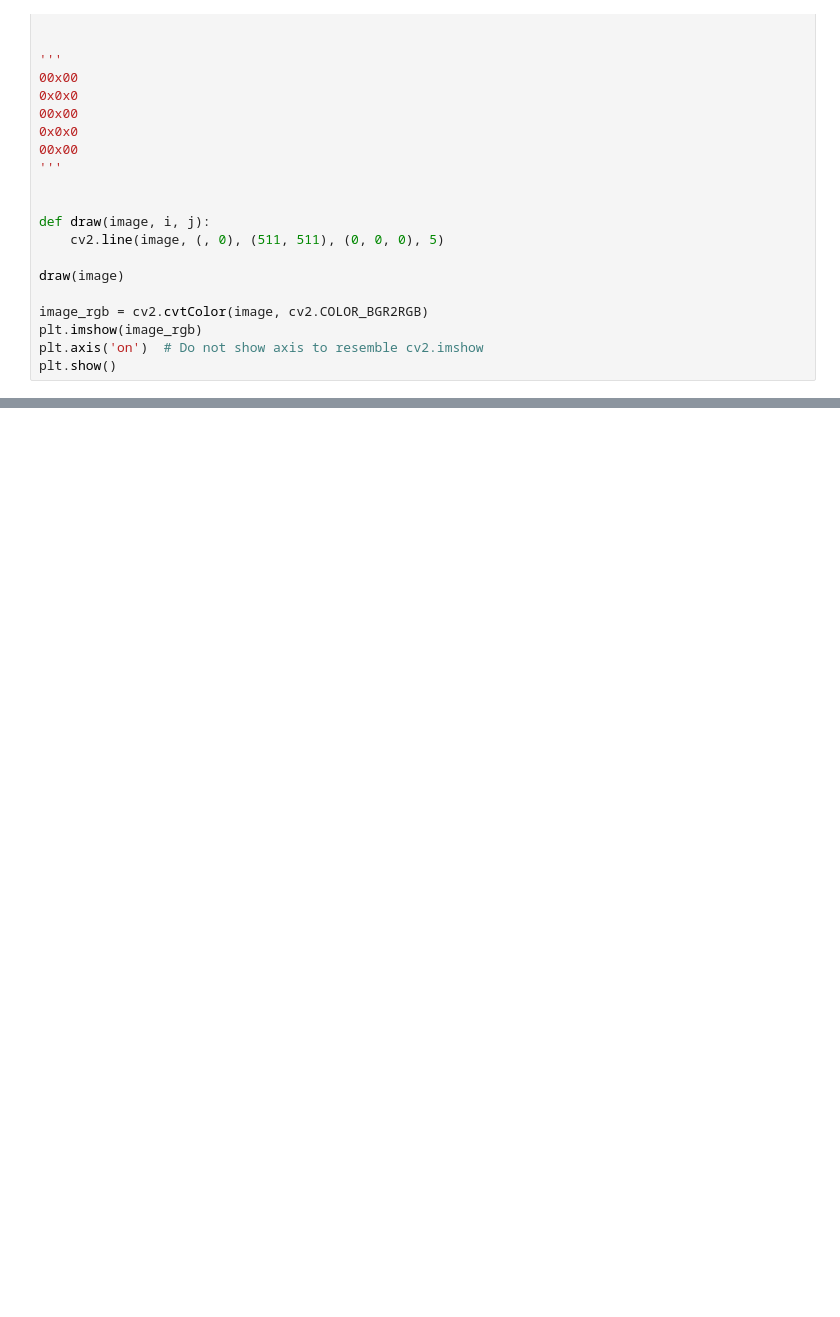
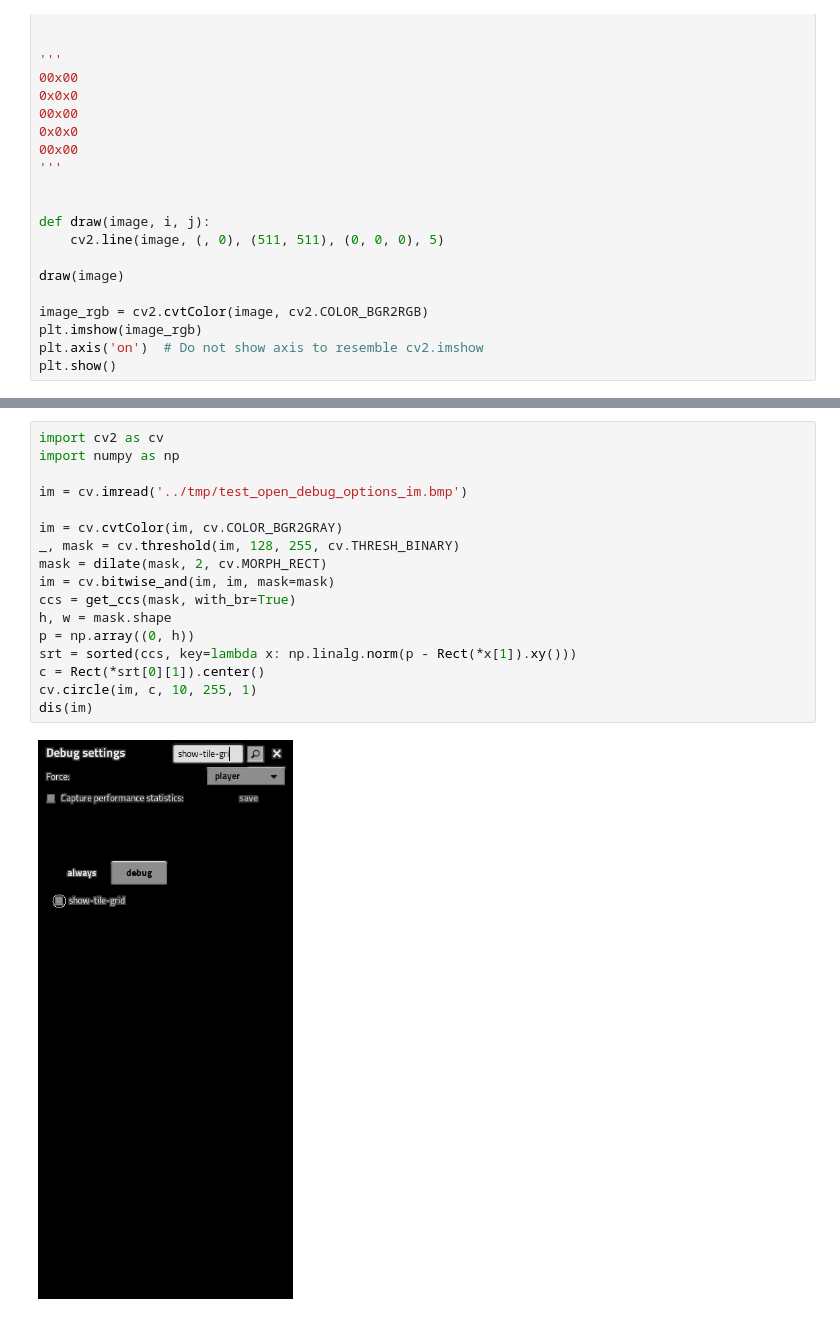
Before and after one commit to aash/factorio-assistant, a Jupyter notebook: experiments/2.ipynb, the cells around one changed output, grey strips where cells are left out. Cells and saved outputs as stored; diff of their text form; blank space fills up the shorter version.

```diff
--- a/experiments/2.ipynb
+++ b/experiments/2.ipynb
@@ -408,0 +591,19 @@ plt.show()
+# %%
+import cv2 as cv
+import numpy as np
+
+im = cv.imread('../tmp/test_open_debug_options_im.bmp')
+
+im = cv.cvtColor(im, cv.COLOR_BGR2GRAY)
+_, mask = cv.threshold(im, 128, 255, cv.THRESH_BINARY)
+mask = dilate(mask, 2, cv.MORPH_RECT)
+im = cv.bitwise_and(im, im, mask=mask)
+ccs = get_ccs(mask, with_br=True)
+h, w = mask.shape
+p = np.array((0, h))
+srt = sorted(ccs, key=lambda x: np.linalg.norm(p - Rect(*x[1]).xy()))
+c = Rect(*srt[0][1]).center()
+cv.circle(im, c, 10, 255, 1)
+dis(im)
+# %% [output]
+[figure, added]
```
Also changed, not shown: parts of 17 cells of this notebook, 1 other file.
